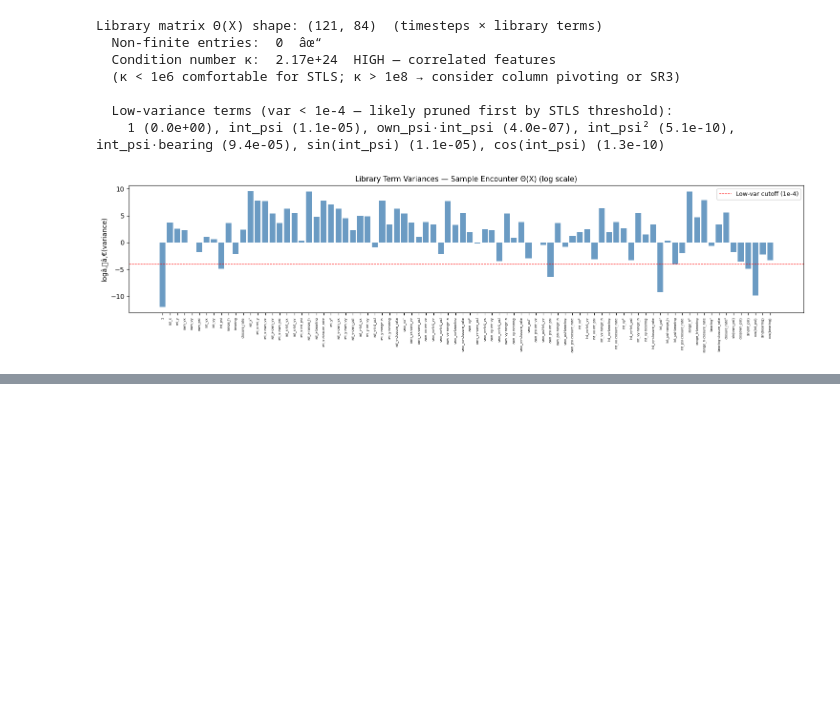
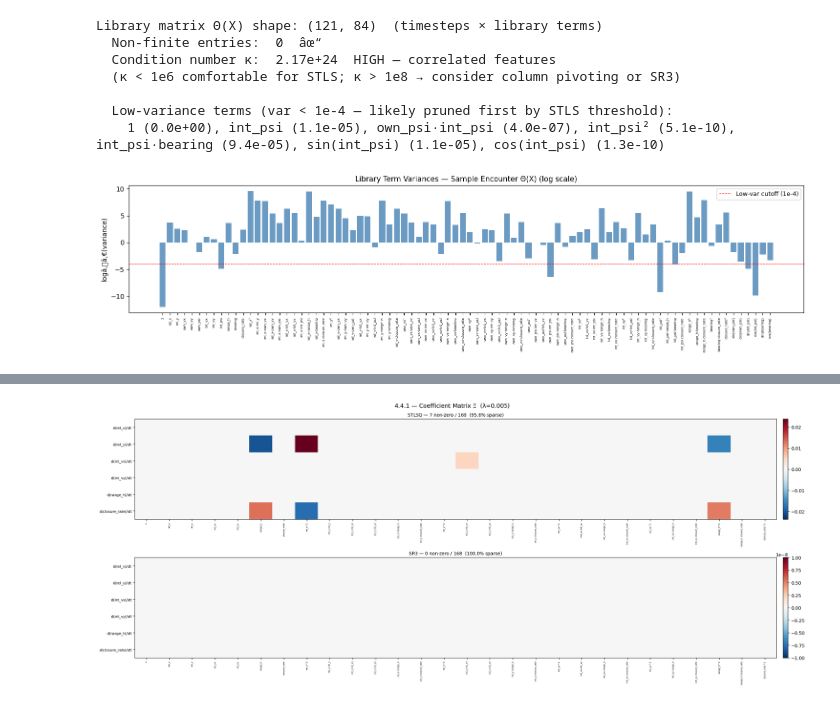
Before and after one commit to adrianocanolla/ME_569, a Jupyter notebook: LLTEM_analysis 2.ipynb, the cells around one changed output, grey strips where cells are left out. Saved outputs shown, nothing was run; the diff lists cells and outputs as text; code cells hidden in the pictures; blank space fills up the shorter version.

```diff
--- a/LLTEM_analysis 2.ipynb
+++ b/LLTEM_analysis 2.ipynb
@@ -1125,0 +1340,76 @@ Library matrix Θ(X) shape: (121, 84)  (timesteps × library terms)
+# %%
+# ── Step 3: Final model fit + equation display + coefficient heatmap ──────────
+# Requires: sindy_library, SINDY_FEATURE_NAMES (Cell 3), BEST_LAMBDA (Cell 4)
+# get_X_norm / get_Xdot_norm (Cell 4)
+if not train_data:
+    print("Run Section 4.2.2 pipeline first.")
+elif 'BEST_LAMBDA' not in dir():
+    print("Run Cell 4 (λ cross-validation) first to set BEST_LAMBDA.")
+else:
+    X_train_all    = [get_X_norm(e)    for e in train_data]
+    Xdot_train_all = [get_Xdot_norm(e) for e in train_data]
+
+    # ── STLSQ with best λ (all training data) ────────────────────────────────
+    stlsq_model = pysindy.SINDy(
+        feature_library=sindy_library,
+        optimizer=pysindy.optimizers.STLSQ(threshold=BEST_LAMBDA, alpha=0.05, max_iter=20),
+    )
+    stlsq_model.fit(X_train_all, x_dot=Xdot_train_all, t=DT)
+    print(f"STLSQ fitted  (λ={BEST_LAMBDA}, {len(train_data)} trajectories)")
+
+    # ── SR3 — more robust when κ is high ─────────────────────────────────────
+    import inspect as _insp
+    _sr3_params = list(_insp.signature(pysindy.optimizers.SR3.__init__).parameters)
+    _sr3_kw = {}
+    if "threshold" in _sr3_params: _sr3_kw["threshold"] = BEST_LAMBDA
+    elif "lam" in _sr3_params:     _sr3_kw["lam"]       = BEST_LAMBDA
+    if "nu"       in _sr3_params:  _sr3_kw["nu"]        = 0.1
+    if "max_iter" in _sr3_params:  _sr3_kw["max_iter"]  = 1000
+    print("SR3 params detected:", _sr3_params)
+    _sr3_opt = pysindy.optimizers.SR3(**_sr3_kw)
+    sr3_model = pysindy.SINDy(feature_library=sindy_library, optimizer=_sr3_opt)
+    sr3_model.fit(X_train_all, x_dot=Xdot_train_all, t=DT)
+    print(f"SR3   fitted  (λ={BEST_LAMBDA})")
+
+    # ── Discovered equations ──────────────────────────────────────────────────
+    for label, mdl in [('STLSQ', stlsq_model), ('SR3', sr3_model)]:
+        coeff = mdl.coefficients()   # (n_state_vars, n_lib_terms)
+        n_nz  = int(np.sum(coeff != 0))
+        sp    = 100.0 * float(np.mean(coeff == 0))
+        print(f"\n{'='*70}")
+        print(f"Discovered Equations — {label}  (λ={BEST_LAMBDA}, {n_nz} non-zero / {coeff.size}, sparsity {sp:.1f}%)")
+        print('=' * 70)
+        try:
+            eqs = mdl.equations(precision=4)
+        except TypeError:
+            eqs = mdl.equations()
+        for i, eq in enumerate(eqs):
+            rhs = eq if eq.strip() else '0  (all coefficients zeroed by threshold)'
+            print(f"  d({VARS_2D[i]})/dt = {rhs}")
+
+    # ── Coefficient heatmap: Ξ matrix (state vars × library terms) ────────────
+    fig, axes = plt.subplots(2, 1, figsize=(22, 9))
+    fig.suptitle(f"4.4.1 — Coefficient Matrix Ξ  (λ={BEST_LAMBDA})", fontsize=13)
+
+    for ax, mdl, label in [(axes[0], stlsq_model, 'STLSQ'), (axes[1], sr3_model, 'SR3')]:
+        coeff = mdl.coefficients()
+        vmax  = max(float(np.abs(coeff).max()), 1e-8)
+        im    = ax.imshow(coeff, aspect='auto', cmap='RdBu_r', vmin=-vmax, vmax=vmax)
+        ax.set_yticks(range(n_2d))
+        ax.set_yticklabels([f'd({v})/dt' for v in VARS_2D], fontsize=8)
+        ax.set_xticks(range(len(SINDY_FEATURE_NAMES)))
+        ax.set_xticklabels(SINDY_FEATURE_NAMES, rotation=90, fontsize=5)
+        n_nz = int(np.sum(coeff != 0))
+        sp   = 100.0 * float(np.mean(coeff == 0))
+        ax.set_title(f'{label} — {n_nz} non-zero / {coeff.size}  ({sp:.1f}% sparse)', fontsize=10)
+        plt.colorbar(im, ax=ax, fraction=0.008, pad=0.01)
+
+    plt.tight_layout(); plt.show()
+
+    # Non-zero count per equation
+    print("\nSTLSQ — non-zero coefficients per equation:")
+    stlsq_c = stlsq_model.coefficients()
+    for i, v in enumerate(VARS_2D):
+        n = int(np.sum(stlsq_c[i] != 0))
+        print(f"  d({v})/dt   {n:>3} terms  {'█' * n}")
+# %% [output]
@@ -1125,0 +1433 @@ Library matrix Θ(X) shape: (121, 84)  (timesteps × library terms)
+[figure, added]
```
Also changed, not shown: parts of 18 cells of this notebook.
